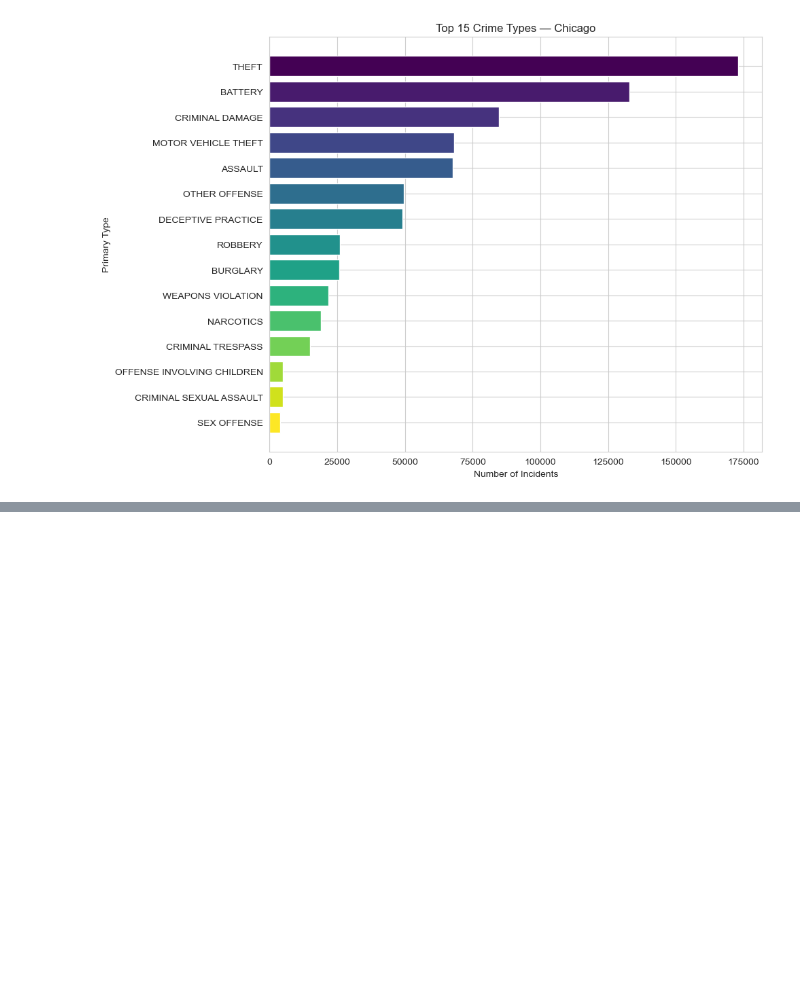
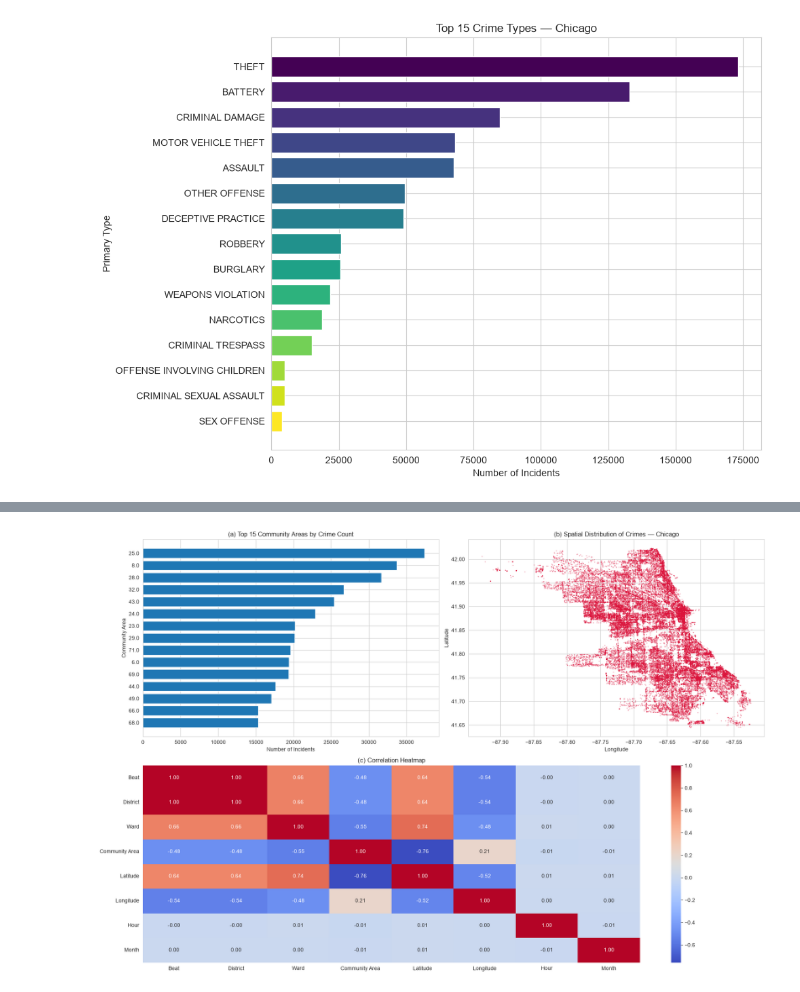
Before and after one commit to PadmasaleAravindaValli/CAPSTONE-PROJECT, a Jupyter notebook: notebooks/crime_analysis_EDA.ipynb, the cells around one changed output, grey strips where cells are left out. Cells and saved outputs as stored; diff of their text form; code cells hidden in the pictures; blank space fills up the shorter version.

```diff
--- a/notebooks/crime_analysis_EDA.ipynb
+++ b/notebooks/crime_analysis_EDA.ipynb
@@ -470,0 +599,93 @@ plt.show()
+# %%
+# ============================================================
+# COMBINED FIGURE 2
+# (a) Top 15 Community Areas
+# (b) Spatial Distribution of Crimes
+# (c) Correlation Heatmap
+# ============================================================
+
+fig = plt.figure(figsize=(18, 12))
+
+# Create a 2x2 layout
+ax1 = plt.subplot(2, 2, 1)
+ax2 = plt.subplot(2, 2, 2)
+ax3 = plt.subplot(2, 1, 2)
+
+
+# ---------------- (a) Top 15 Community Areas ----------------
+
+top_areas = df['Community Area'].value_counts().head(15)
+
+ax1.barh(
+    top_areas.index.astype(str),
+    top_areas.values
+)
+
+ax1.set_title('(a) Top 15 Community Areas by Crime Count')
+ax1.set_xlabel('Number of Incidents')
+ax1.set_ylabel('Community Area')
+
+ax1.invert_yaxis()
+
+
+# ---------------- (b) Spatial Distribution of Crimes ----------------
+
+geo_df = df.dropna(
+    subset=['Latitude', 'Longitude']
+).sample(
+    min(50000, len(df)),
+    random_state=42
+)
+
+ax2.scatter(
+    geo_df['Longitude'],
+    geo_df['Latitude'],
+    s=1,
+    alpha=0.3,
+    c='crimson'
+)
+
+ax2.set_title('(b) Spatial Distribution of Crimes — Chicago')
+ax2.set_xlabel('Longitude')
+ax2.set_ylabel('Latitude')
+
+
+# ---------------- (c) Correlation Heatmap ----------------
+
+num_cols = [
+    'Beat',
+    'District',
+    'Ward',
+    'Community Area',
+    'Latitude',
+    'Longitude',
+    'Hour',
+    'Month'
+]
+
+corr = df[num_cols].corr()
+
+sns.heatmap(
+    corr,
+    annot=True,
+    cmap='coolwarm',
+    fmt='.2f',
+    ax=ax3
+)
+
+ax3.set_title('(c) Correlation Heatmap')
+
+
+# ---------------- Layout and Save ----------------
+
+plt.tight_layout()
+
+plt.savefig(
+    '../outputs/output_graphs/combined_spatial_analysis.png',
+    dpi=300,
+    bbox_inches='tight'
+)
+
+plt.show()
+# %% [output]
+[figure, added]
```
Also changed, not shown: parts of 9 cells of this notebook, 16 other files.
